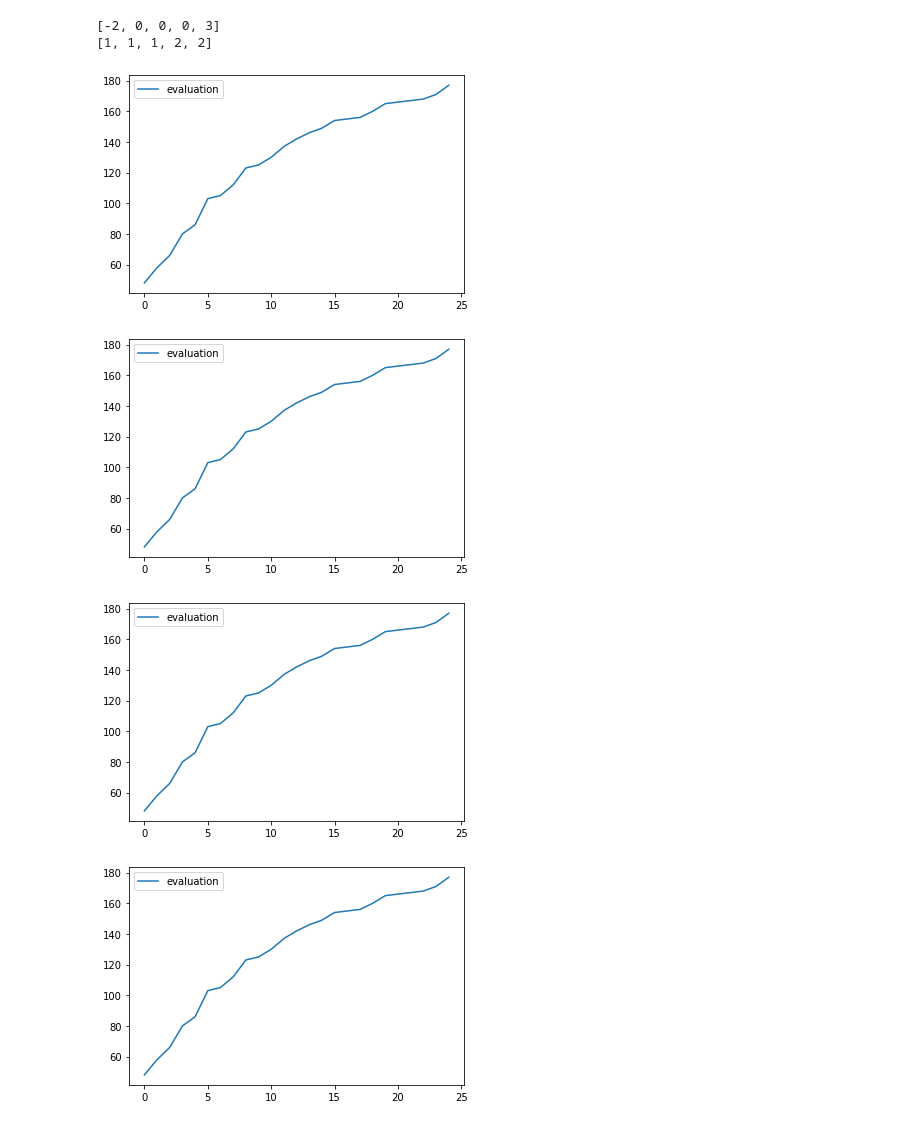
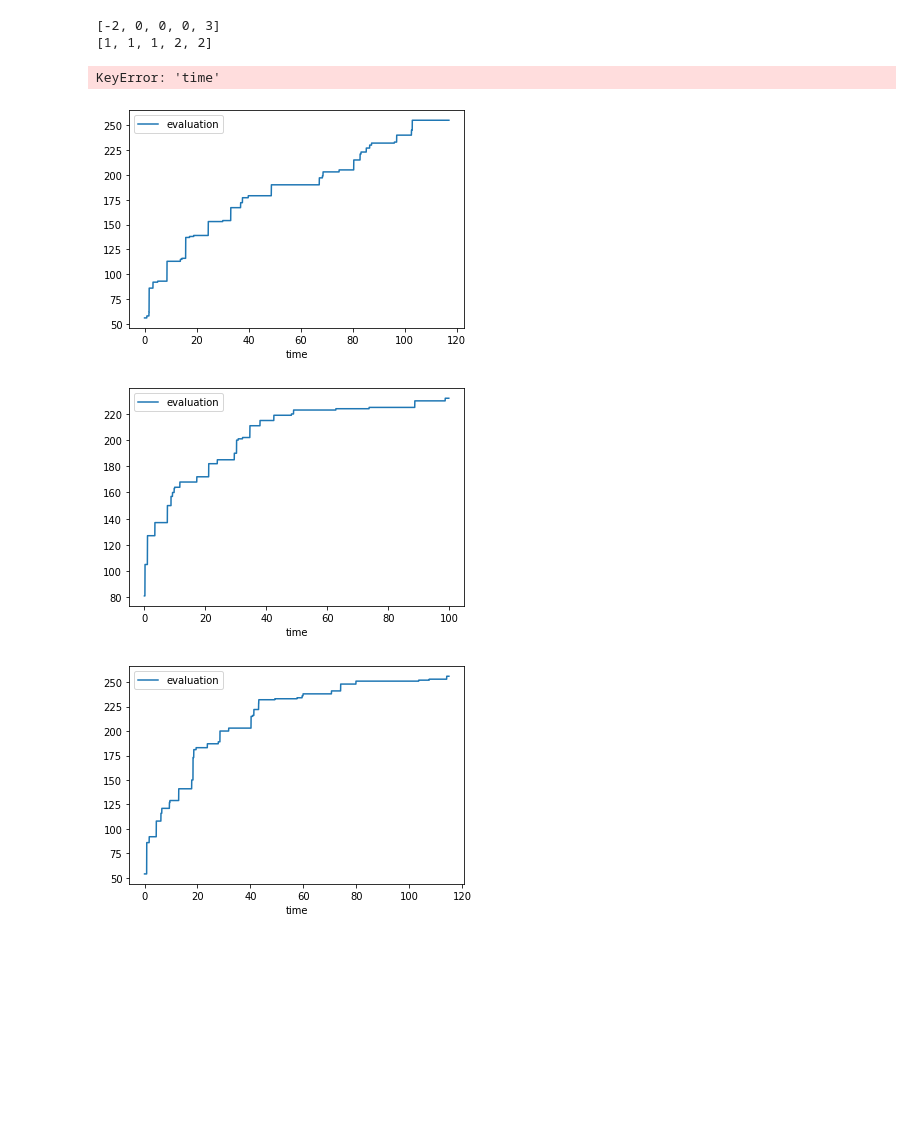
Before and after one commit to JoaoAMarinho/FEUP-IA, a Jupyter notebook: src/tests.ipynb, the cells around one changed output. Saved outputs shown, nothing was run; the diff lists cells and outputs as text; code cells hidden in the pictures; blank space fills up the shorter version.

Commit message:
data

```diff
--- a/src/tests.ipynb
+++ b/src/tests.ipynb
@@ -6,21 +6,62 @@ for x in data_center.rows: print(x.slots)
 # %% [output]
 [-2, 0, 0, 0, 3]
 [1, 1, 1, 2, 2]
+# %%
+import pandas as pd
+import json
+
+
+for i in range(1, 4, 1):
+    hill_climbing = '../json/hill_climbing_'+str(i)+'.json'
+    tabu_search = '../json/tabu_search_'+str(i)+'.json'
+    genetic = '../json/genetic_'+str(i)+'.json'
+    simulated_annealing = '../json/simulated_annealing_'+str(i)+'.json'
+
+    with open(hill_climbing) as file:
+        hill_climbing_data = json.load(file)
+        hill_climbing_data = hill_climbing_data['data']
+    with open(tabu_search) as file:
+        tabu_search_data = json.load(file)
+        tabu_search_data = tabu_search_data['data']
+    with open(genetic) as file:
+        genetic_data = json.load(file)
+        genetic_data = genetic_data['data']
+    with open(simulated_annealing) as file:
+        simulated_annealing_data = json.load(file)
+        simulated_annealing_data = simulated_annealing_data['data']
+
+    max_array = max([len(genetic_data), len(hill_climbing_data), len(tabu_search_data), len(simulated_annealing_data)])
+
+    genetic_data.extend([genetic_data[len(genetic_data) - 1] for _ in range(max_array - len(genetic_data))])
+    tabu_search_data.extend([tabu_search_data[len(tabu_search_data) - 1] for _ in range(max_array - len(tabu_search_data))])
+    hill_climbing_data.extend([hill_climbing_data[len(hill_climbing_data) - 1] for _ in range(max_array - len(hill_climbing_data))])
+    simulated_annealing_data.extend([simulated_annealing_data[len(simulated_annealing_data) - 1] for _ in range(max_array - len(simulated_annealing_data))])
+
+    df = pd.DataFrame({
+        'genetic':genetic_data,
+        'tabu search': tabu_search_data,
+        'hill climbing': hill_climbing_data,
+        'simulated annealing': simulated_annealing_data
+    })
+
+
+    df.plot(y = 'evaluation', x = 'time')
+# %% [output]
+KeyError: 'time'
 # %%
 import pandas as pd
 import json
 
 
-for i in range(1, 6, 1):
-    file = '../hill_climbing_'+str(i)+'.json'
-    with open('../hill_climbing_1.json') as file:
+for i in range(1, 4, 1):
+    file = '../json/simulated_annealing_'+str(i)+'.json'
+    with open(file) as file:
         genetic = json.load(file)
 
         df = pd.DataFrame(genetic['data'])
 
-        df.plot(y = 'evaluation')
+        df.plot(y = 'evaluation', x = 'time')
 # %% [output]
-[figure, old version]
+[figure, new version]
-[figure, old version]
+[figure, new version]
-[figure, old version]
+[figure, new version]
-[figure, removed]
```
Also changed, not shown: parts of 4 cells of this notebook, 38 other files.
